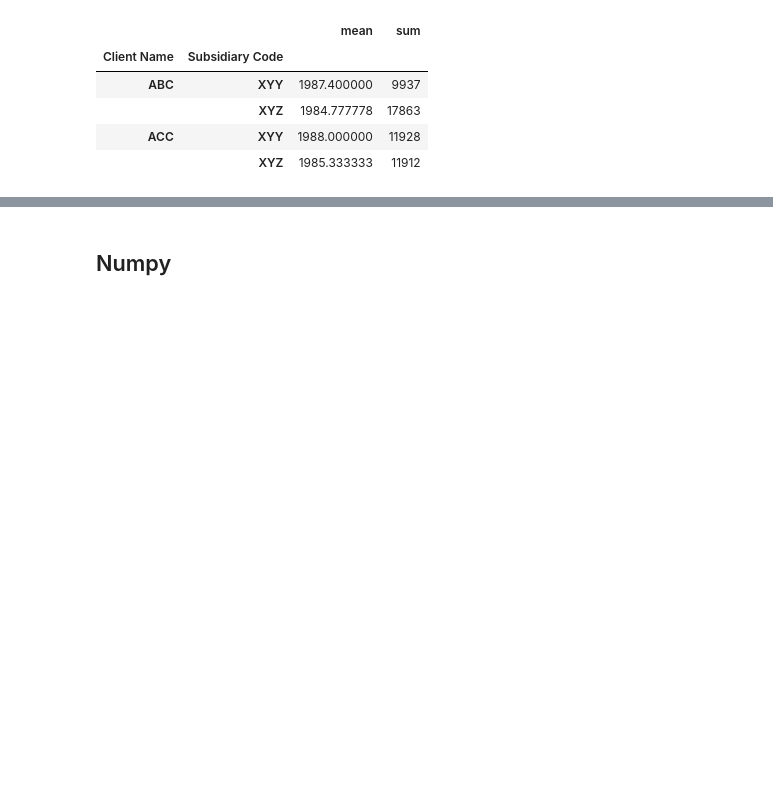
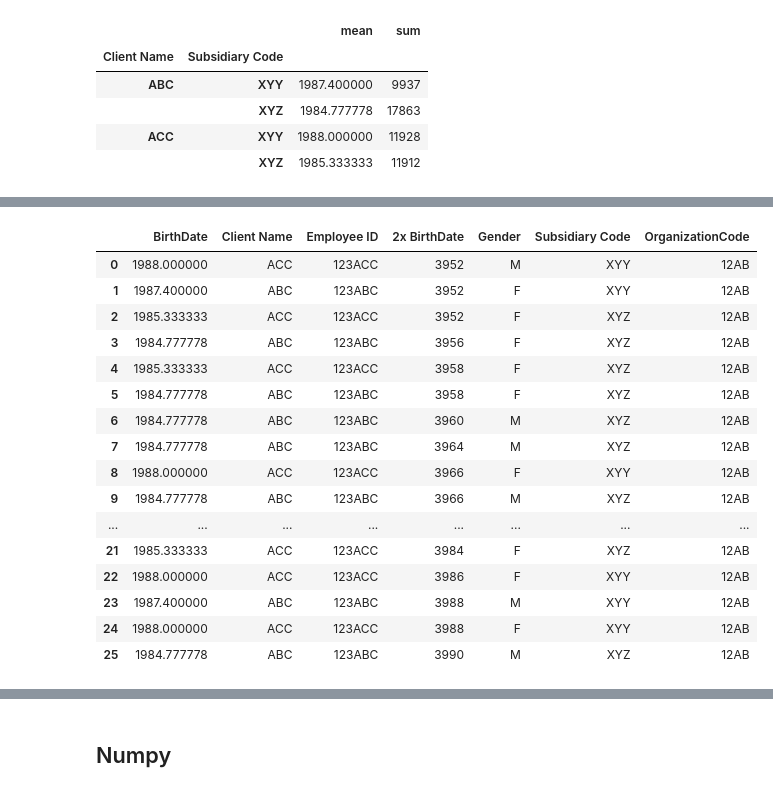
Before and after one commit to LongOnly/Training, a Jupyter notebook: Module 3.ipynb, the cells around one changed output, grey strips where cells are left out. Drawn from its saved outputs; the diff is of its cells as text; code cells hidden in the pictures; blank space fills up the shorter version.

```diff
--- a/Module 3.ipynb
+++ b/Module 3.ipynb
@@ -467,0 +560,3 @@ excel.min(axis=1)
+# %%
+for name, group in excel.groupby('Client Name'):
+    print(group['BirthDate'])
@@ -467,0 +581,3 @@ excel.min(axis=1)
+# %%
+for name, group in excel.groupby(['Client Name','Subsidiary Code']):
+    print(name)
@@ -467,0 +589,3 @@ excel.min(axis=1)
+# %%
+for name, group in excel.groupby(['Client Name','Subsidiary Code']):
+    print(group)
@@ -467,0 +610,3 @@ excel.min(axis=1)
+# %%
+for name, group in excel.groupby(['Client Name','Subsidiary Code']):
+    print(group['BirthDate'])
@@ -467,0 +631,22 @@ excel.min(axis=1)
+# %%
+for name, group in excel.groupby(['Client Name','Subsidiary Code']):
+    excel.loc[(excel['Client Name'] == name[0]) & (excel['Subsidiary Code'] == name[1]), 'BirthDate'] = np.mean(group['BirthDate'])
+excel
+# %% [output]
+|  | BirthDate | Client Name | Employee ID | 2x BirthDate | Gender | Subsidiary Code | OrganizationCode |
+| 0 | 1988.000000 | ACC | 123ACC | 3952 | M | XYY | 12AB |
+| 1 | 1987.400000 | ABC | 123ABC | 3952 | F | XYY | 12AB |
+| 2 | 1985.333333 | ACC | 123ACC | 3952 | F | XYZ | 12AB |
+| 3 | 1984.777778 | ABC | 123ABC | 3956 | F | XYZ | 12AB |
+| 4 | 1985.333333 | ACC | 123ACC | 3958 | F | XYZ | 12AB |
+| 5 | 1984.777778 | ABC | 123ABC | 3958 | F | XYZ | 12AB |
+| 6 | 1984.777778 | ABC | 123ABC | 3960 | M | XYZ | 12AB |
+| 7 | 1984.777778 | ABC | 123ABC | 3964 | M | XYZ | 12AB |
+| 8 | 1988.000000 | ACC | 123ACC | 3966 | F | XYY | 12AB |
+| 9 | 1984.777778 | ABC | 123ABC | 3966 | M | XYZ | 12AB |
+| ... | ... | ... | ... | ... | ... | ... | ... |
+| 21 | 1985.333333 | ACC | 123ACC | 3984 | F | XYZ | 12AB |
+| 22 | 1988.000000 | ACC | 123ACC | 3986 | F | XYY | 12AB |
+| 23 | 1987.400000 | ABC | 123ABC | 3988 | M | XYY | 12AB |
+| 24 | 1988.000000 | ACC | 123ACC | 3988 | F | XYY | 12AB |
+| 25 | 1984.777778 | ABC | 123ABC | 3990 | M | XYZ | 12AB |
```
Also changed, not shown: parts of 35 cells of this notebook.
